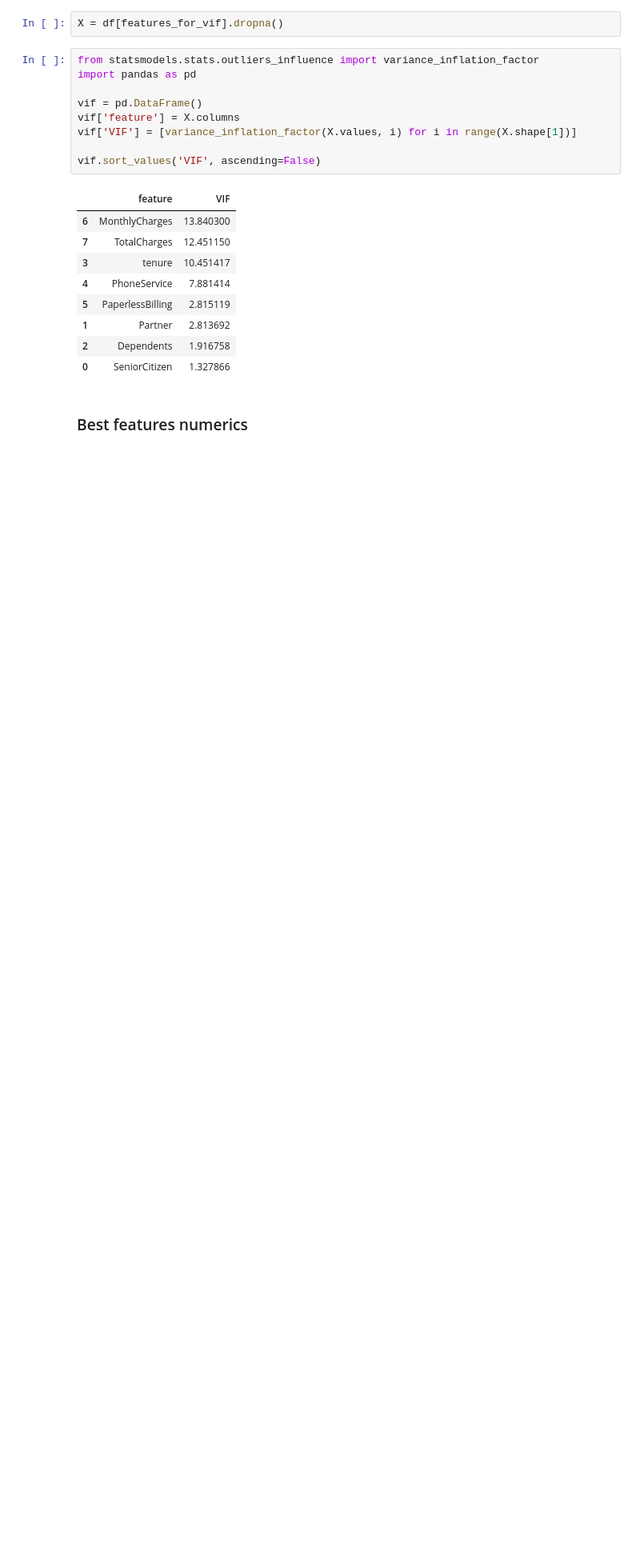
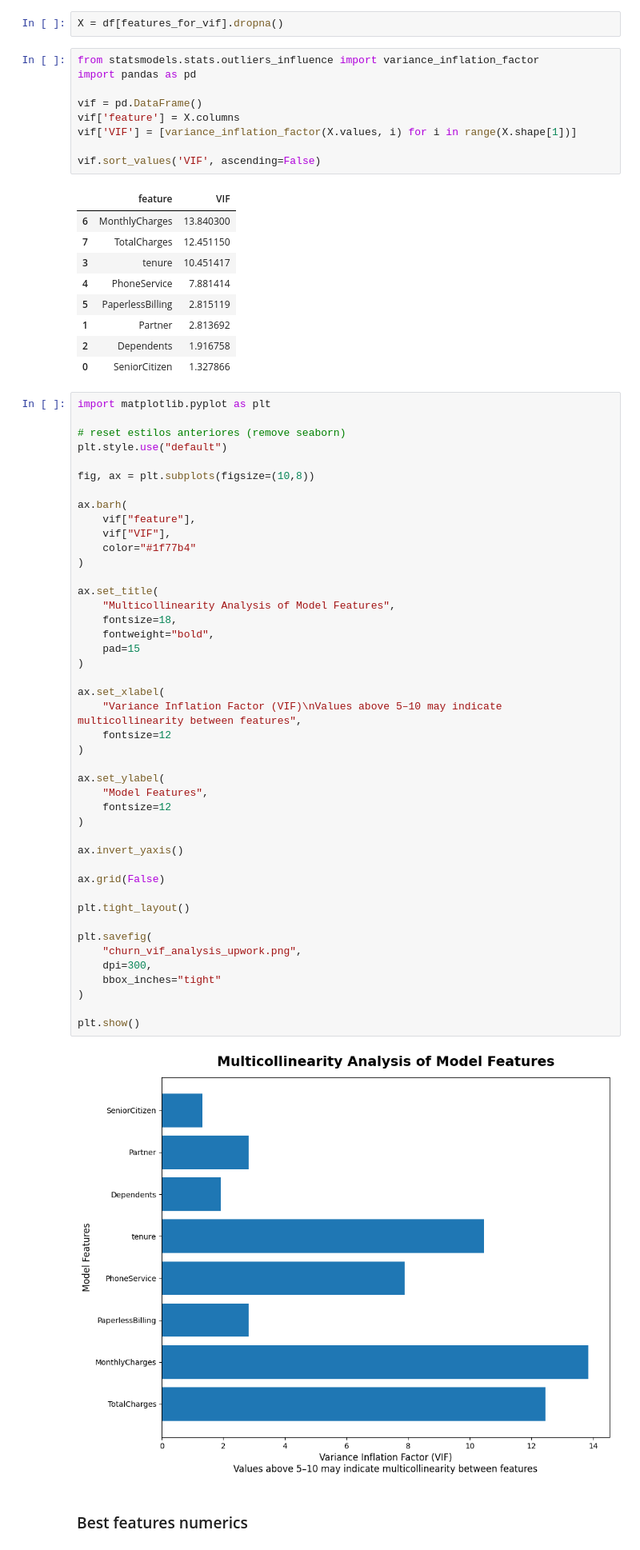
Before and after one commit to JessePMelo/Telco-Customer-Churn, a Jupyter notebook: data_science/notebooks/01_lab_exploration.ipynb, the cells around one changed output. Shown at 80% size. Drawn from its saved outputs; the diff is of its cells as text; blank space fills up the shorter version.

```diff
--- a/data_science/notebooks/01_lab_exploration.ipynb
+++ b/data_science/notebooks/01_lab_exploration.ipynb
@@ -335,6 +335,52 @@ vif.sort_values('VIF', ascending=False)
 | 1 | Partner | 2.813692 |
 | 2 | Dependents | 1.916758 |
 | 0 | SeniorCitizen | 1.327866 |
+# %%
+import matplotlib.pyplot as plt
+
+# reset estilos anteriores (remove seaborn)
+plt.style.use("default")
+
+fig, ax = plt.subplots(figsize=(10,8))
+
+ax.barh(
+    vif["feature"],
+    vif["VIF"],
+    color="#1f77b4"
+)
+
+ax.set_title(
+    "Multicollinearity Analysis of Model Features",
+    fontsize=18,
+    fontweight="bold",
+    pad=15
+)
+
+ax.set_xlabel(
+    "Variance Inflation Factor (VIF)\nValues above 5–10 may indicate multicollinearity between features",
+    fontsize=12
+)
+
+ax.set_ylabel(
+    "Model Features",
+    fontsize=12
+)
+
+ax.invert_yaxis()
+
+ax.grid(False)
+
+plt.tight_layout()
+
+plt.savefig(
+    "churn_vif_analysis_upwork.png",
+    dpi=300,
+    bbox_inches="tight"
+)
+
+plt.show()
+# %% [output]
+[figure, added]
 # %% [markdown]
 ### Best features numerics
 # %%
```
Also changed, not shown: parts of 17 cells of this notebook.
